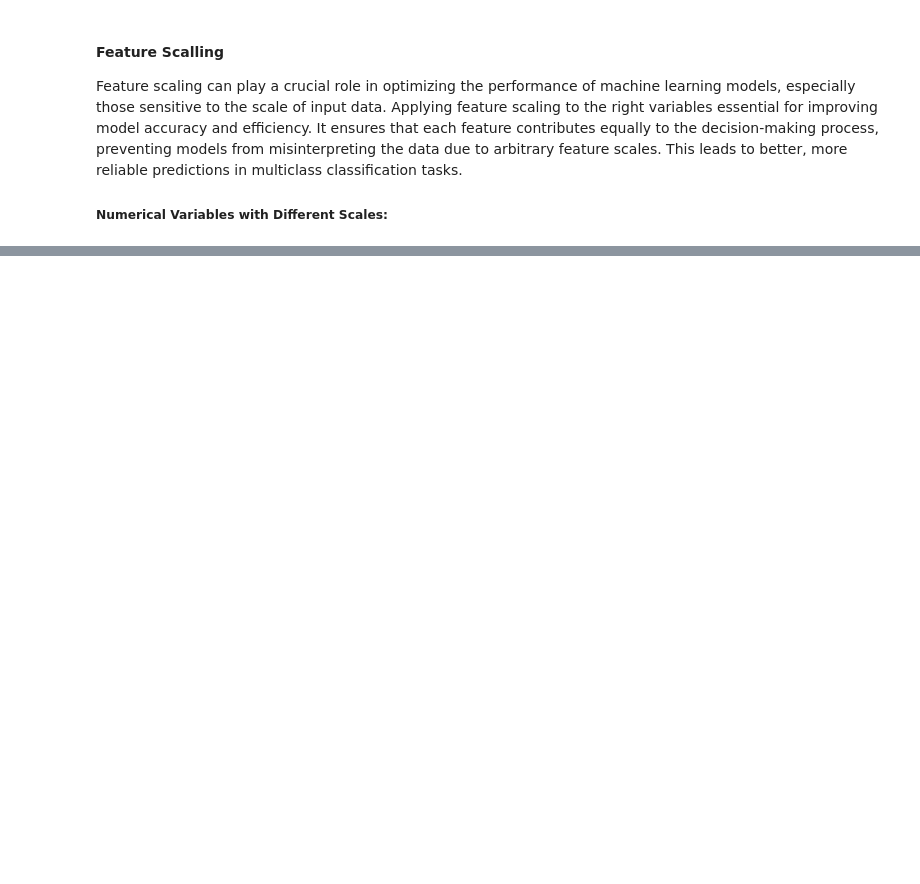
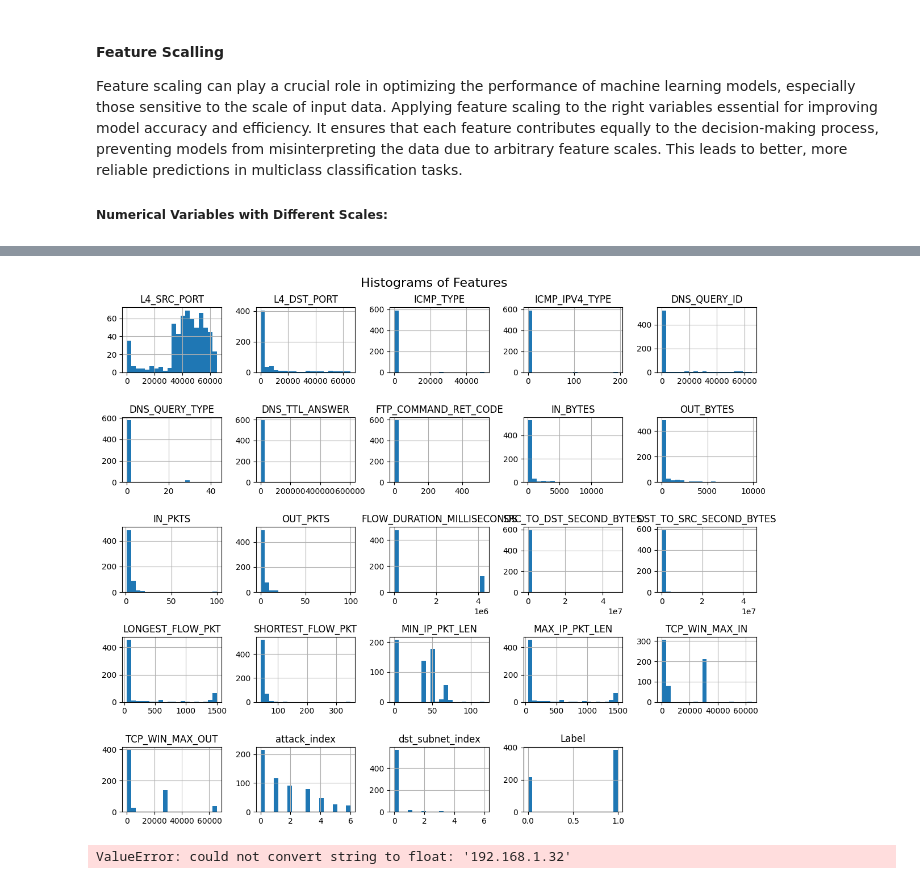
Before and after one commit to PtrTella/BigDataProject, a Jupyter notebook: project.ipynb, the cells around one changed output, grey strips where cells are left out. Drawn from its saved outputs; the diff is of its cells as text; code cells hidden in the pictures; blank space fills up the shorter version.

Commit message:
Updated
create an EDA for graph... but will be slow?
Bug found in IP analysis.. discuss it

```diff
--- a/project.ipynb
+++ b/project.ipynb
@@ -271,0 +436,18 @@ only showing top 5 rows
+# %%
+columns_for_eda = [
+    "L4_SRC_PORT", "L4_DST_PORT",
+    "ICMP_TYPE", "ICMP_IPV4_TYPE", "DNS_QUERY_ID", "DNS_QUERY_TYPE",
+    "DNS_TTL_ANSWER", "FTP_COMMAND_RET_CODE",
+    "IN_BYTES", "OUT_BYTES", "IN_PKTS", "OUT_PKTS",
+    "FLOW_DURATION_MILLISECONDS",
+    "SRC_TO_DST_SECOND_BYTES", "DST_TO_SRC_SECOND_BYTES",
+    "LONGEST_FLOW_PKT", "SHORTEST_FLOW_PKT", "MIN_IP_PKT_LEN", "MAX_IP_PKT_LEN",
+    "TCP_WIN_MAX_IN", "TCP_WIN_MAX_OUT",
+    "attack_index", "dst_subnet_index",
+    "src_subnet_index"
+]
+
+# Create a new DataFrame with only the columns for EDA
+eda_data_train = processed_train_data.select(*columns_for_eda)
+
+eda_data_train.show(5)
@@ -271,0 +459,33 @@ only showing top 5 rows
+# %%
+import pandas as pd
+import matplotlib.pyplot as plt
+import seaborn as sns
+from pyspark.sql import SparkSession
+import pyspark.sql.functions as F
+
+# Converte il DataFrame Spark in un DataFrame Pandas per l'analisi esplorativa
+df_pd = eda_data_train.toPandas()
+
+# Analisi esplorativa dei dati utilizzando Pandas e Seaborn
+def eda_analysis(dataframe):
+    # Istogrammi delle caratteristiche
+    try:
+        dataframe.hist(bins=20, figsize=(12, 10))
+        plt.suptitle("Histograms of Features", fontsize=16)
+        plt.tight_layout()
+        plt.show()
+    except:
+        pass
+
+    # Matrice di correlazione
+    correlation_matrix = dataframe.corr()
+    plt.figure(figsize=(12, 10))
+    sns.heatmap(correlation_matrix, annot=True, cmap='coolwarm', fmt=".2f")
+    plt.title('Correlation Matrix', fontsize=16)
+    plt.show()
+
+# Esegui l'analisi esplorativa dei dati
+eda_analysis(df_pd)
+# %% [output]
+[figure, added]
+ValueError: could not convert string to float: '192.168.1.32'
```
Also changed, not shown: parts of 14 cells of this notebook.
